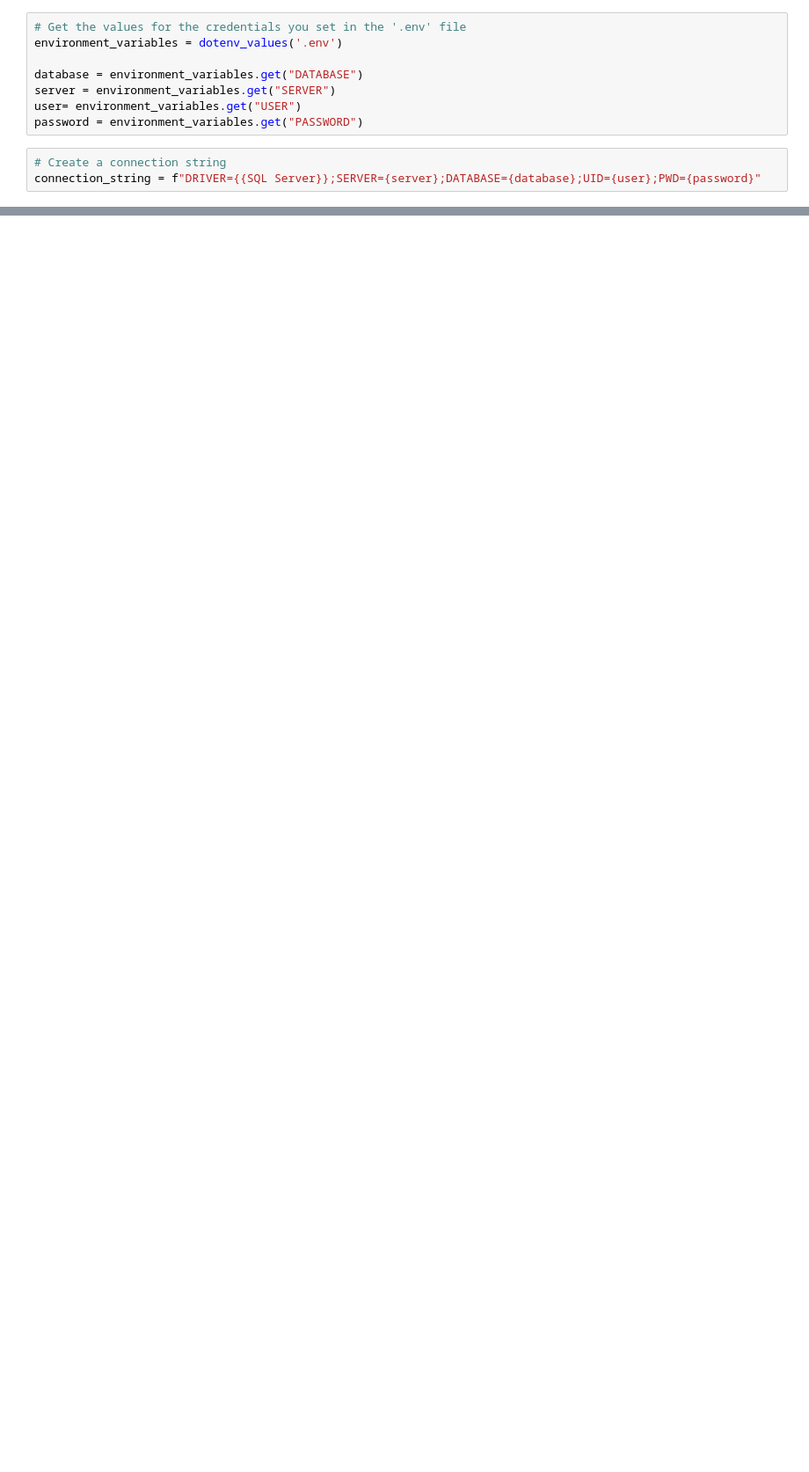
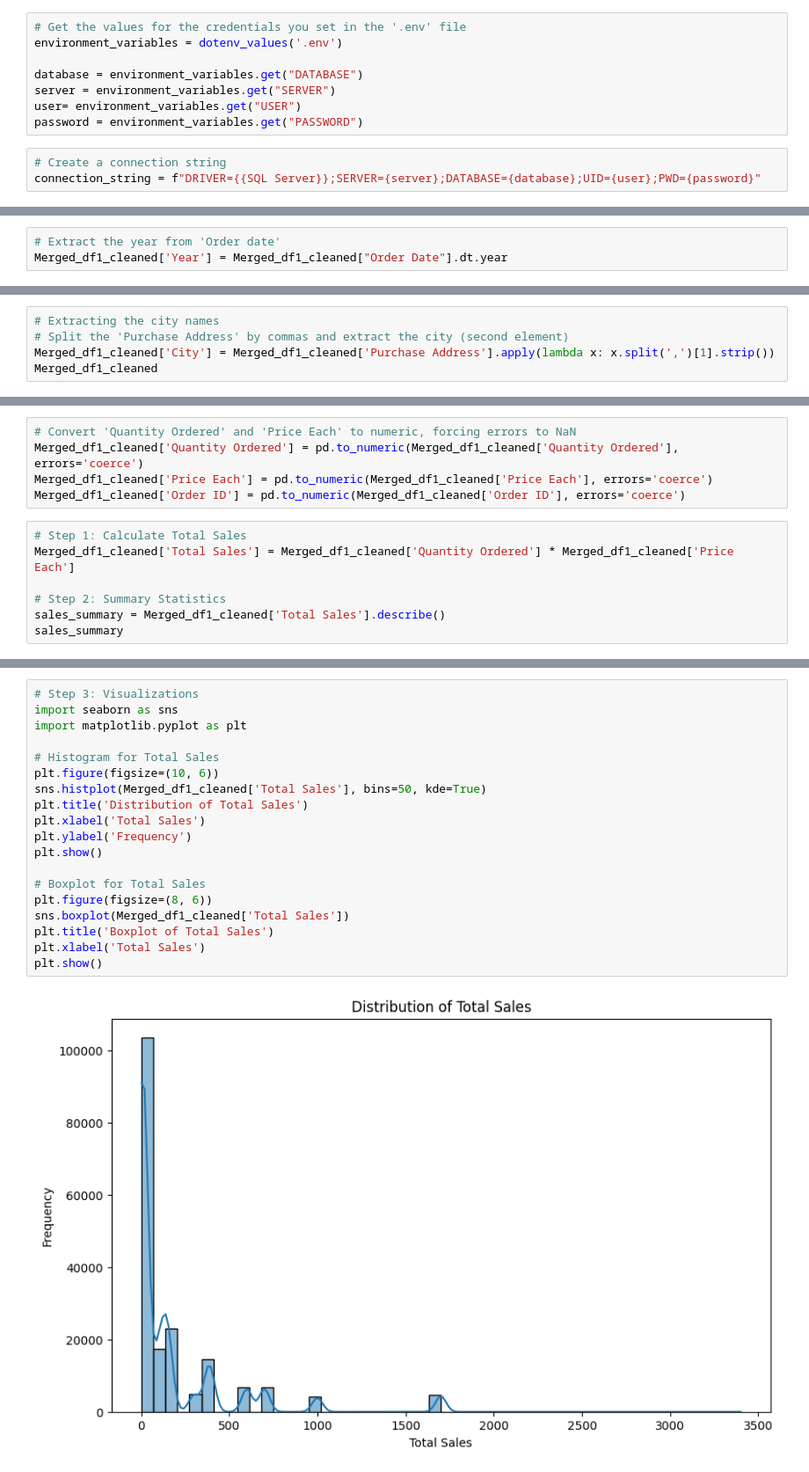
Before and after one commit to Josiegithub/Capstone-Project-Sales-Analysis, a Jupyter notebook: Sales Analysis Project.ipynb, the cells around one changed output, grey strips where cells are left out. Shown at 88% size. Drawn from its saved outputs; the diff is of its cells as text; blank space fills up the shorter version.

```diff
--- a/Sales Analysis Project.ipynb
+++ b/Sales Analysis Project.ipynb
@@ -41,0 +494,3 @@ DRIVER={SQL Server};SERVER=None;DATABASE=None;UID=None;PWD=None
+# %%
+# Extract the year from 'Order date'
+Merged_df1_cleaned['Year'] = Merged_df1_cleaned["Order Date"].dt.year
@@ -41,0 +533,5 @@ DRIVER={SQL Server};SERVER=None;DATABASE=None;UID=None;PWD=None
+# %%
+# Extracting the city names
+# Split the 'Purchase Address' by commas and extract the city (second element)
+Merged_df1_cleaned['City'] = Merged_df1_cleaned['Purchase Address'].apply(lambda x: x.split(',')[1].strip())
+Merged_df1_cleaned
@@ -41,0 +607,12 @@ DRIVER={SQL Server};SERVER=None;DATABASE=None;UID=None;PWD=None
+# %%
+# Convert 'Quantity Ordered' and 'Price Each' to numeric, forcing errors to NaN
+Merged_df1_cleaned['Quantity Ordered'] = pd.to_numeric(Merged_df1_cleaned['Quantity Ordered'], errors='coerce')
+Merged_df1_cleaned['Price Each'] = pd.to_numeric(Merged_df1_cleaned['Price Each'], errors='coerce')
+Merged_df1_cleaned['Order ID'] = pd.to_numeric(Merged_df1_cleaned['Order ID'], errors='coerce')
+# %%
+# Step 1: Calculate Total Sales
+Merged_df1_cleaned['Total Sales'] = Merged_df1_cleaned['Quantity Ordered'] * Merged_df1_cleaned['Price Each']
+
+# Step 2: Summary Statistics
+sales_summary = Merged_df1_cleaned['Total Sales'].describe()
+sales_summary
@@ -41,0 +629,21 @@ DRIVER={SQL Server};SERVER=None;DATABASE=None;UID=None;PWD=None
+# %%
+# Step 3: Visualizations
+import seaborn as sns
+import matplotlib.pyplot as plt
+
+# Histogram for Total Sales
+plt.figure(figsize=(10, 6))
+sns.histplot(Merged_df1_cleaned['Total Sales'], bins=50, kde=True)
+plt.title('Distribution of Total Sales')
+plt.xlabel('Total Sales')
+plt.ylabel('Frequency')
+plt.show()
+
+# Boxplot for Total Sales
+plt.figure(figsize=(8, 6))
+sns.boxplot(Merged_df1_cleaned['Total Sales'])
+plt.title('Boxplot of Total Sales')
+plt.xlabel('Total Sales')
+plt.show()
+# %% [output]
+[figure, added]
```
Also changed, not shown: parts of 68 cells of this notebook, 3 other files.
